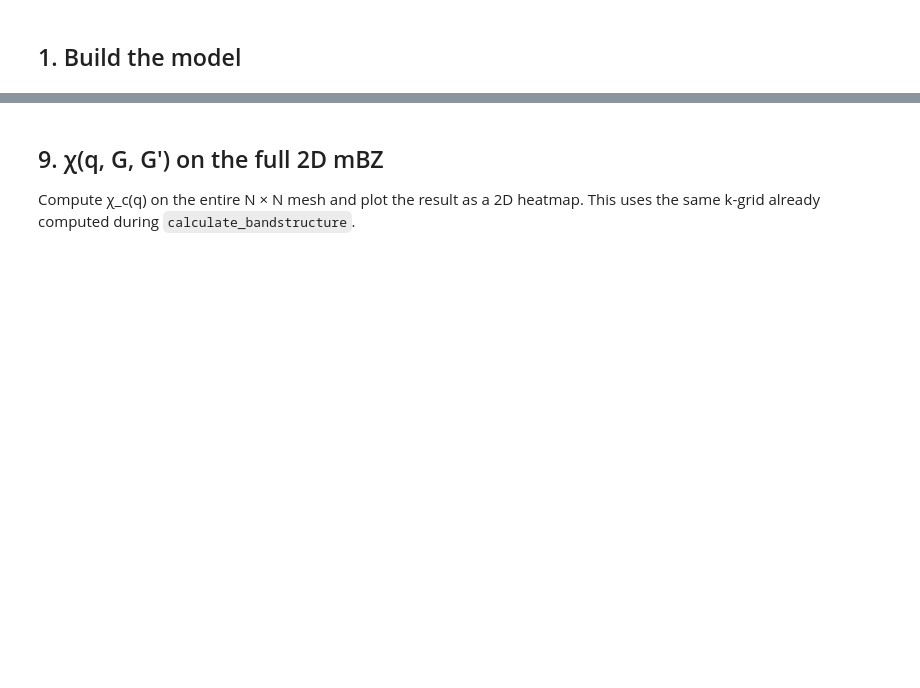
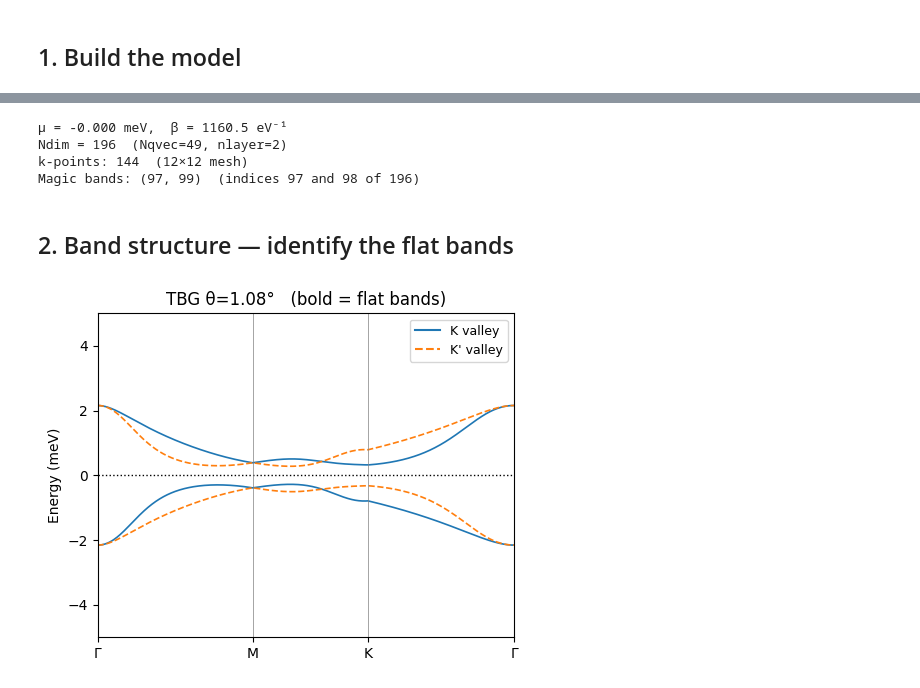
Before and after one commit to yaroslav-zhumagulov/linearized-rpa, a Jupyter notebook: examples/chi_q_demo.ipynb, the cells around one changed output, grey strips where cells are left out. Saved outputs shown, nothing was run; the diff lists cells and outputs as text; code cells hidden in the pictures; blank space fills up the shorter version.

```diff
--- a/examples/chi_q_demo.ipynb
+++ b/examples/chi_q_demo.ipynb
@@ -262,5 +30,0 @@ plt.show()
-# %% [markdown]
-## 9. χ(q, G, G') on the full 2D mBZ
-
-Compute χ_c(q) on the entire N × N mesh and plot the result as a 2D heatmap.
-This uses the same k-grid already computed during `calculate_bandstructure`.
@@ -287,0 +31,68 @@ plt.show()
+# %%
+model = RhombohedralMultilayer(nlayer=2, theta=1.08, Qcut=3)
+
+N   = 12     # N×N k-mesh
+T   = 10.0   # temperature [K]
+occ = 0.0    # filling: 0 = charge neutrality
+
+model.init_mesh(N=N)
+model.calculate_bandstructure()
+calculate_mu(model, occ=occ, T=T)
+
+nb = model.Ndim
+magic_bands = (nb // 2 - 1, nb // 2 + 1)   # two flat bands per valley
+G0_full = model._qvec_to_idx[(0, 0)]        # G=(0,0) index in full NG×NG matrix
+
+print(f"μ = {model.mu*1000:.3f} meV,  β = {model.beta:.1f} eV⁻¹")
+print(f"Ndim = {nb}  (Nqvec={model.Nqvec}, nlayer={model.nlayer})")
+print(f"k-points: {model.nk}  ({N}×{N} mesh)")
+print(f"Magic bands: {magic_bands}  (indices {magic_bands[0]} and {magic_bands[0]+1} of {nb})")
+# %% [output]
+μ = -0.000 meV,  β = 1160.5 eV⁻¹
+Ndim = 196  (Nqvec=49, nlayer=2)
+k-points: 144  (12×12 mesh)
+Magic bands: (97, 99)  (indices 97 and 98 of 196)
+# %% [markdown]
+## 2. Band structure — identify the flat bands
+# %%
+npath = 200
+Gpt = np.array([0.0, 0.0])
+Mpt = np.array([0.5, 0.0])
+Kpt = np.array([1/3, 1/3])
+
+kpath = np.vstack([
+    np.linspace(Gpt, Mpt, npath, endpoint=False),
+    np.linspace(Mpt, Kpt, npath, endpoint=False),
+    np.linspace(Kpt, Gpt, npath, endpoint=True),
+])
+
+e_path = np.zeros((2, len(kpath), nb))
+for t, tau in enumerate([-1, +1]):
+    for ki, k in enumerate(kpath):
+        e_path[t, ki] = np.linalg.eigvalsh(model.hamiltonian(k, valley=tau))
+
+x = np.concatenate([[0], np.cumsum(np.linalg.norm(np.diff(kpath, axis=0), axis=1))])
+xticks = [x[0], x[npath], x[2*npath], x[-1]]
+
+fig, ax = plt.subplots(figsize=(5, 4))
+for n in range(nb):
+    kw = dict(lw=1.2 if magic_bands[0] <= n < magic_bands[1] else 0.5,
+              alpha=1.0 if magic_bands[0] <= n < magic_bands[1] else 0.25)
+    ax.plot(x, e_path[0, :, n] * 1000, color='C0', **kw)
+    ax.plot(x, e_path[1, :, n] * 1000, color='C1', ls='--', **kw)
+ax.axhline(model.mu * 1000, color='k', ls=':', lw=1)
+ax.set_xticks(xticks, ['Γ', 'M', 'K', 'Γ'])
+for xt in xticks[1:-1]:
+    ax.axvline(xt, color='gray', lw=0.5)
+ax.set_ylabel('Energy (meV)')
+ax.set_ylim(-5, 5)
+ax.set_xlim(x[0], x[-1])
+ax.set_title(f'TBG θ={model.theta}°   (bold = flat bands)')
+ax.legend(handles=[
+    plt.Line2D([], [], color='C0', label='K valley'),
+    plt.Line2D([], [], color='C1', ls='--', label="K' valley"),
+], fontsize=9)
+plt.tight_layout()
+plt.show()
+# %% [output]
+[figure, added]
```
Also changed, not shown: parts of 35 cells of this notebook, 7 other files.
